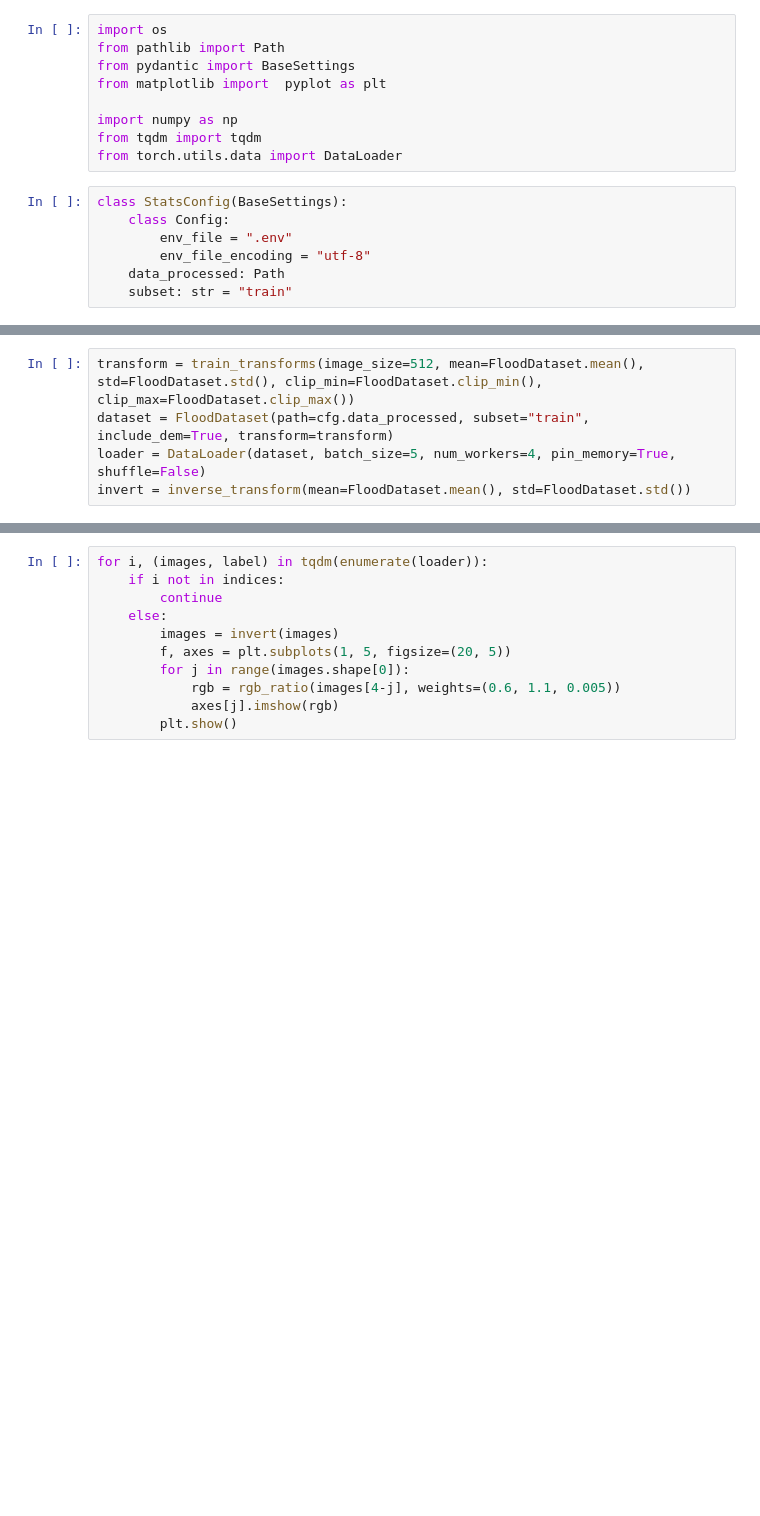
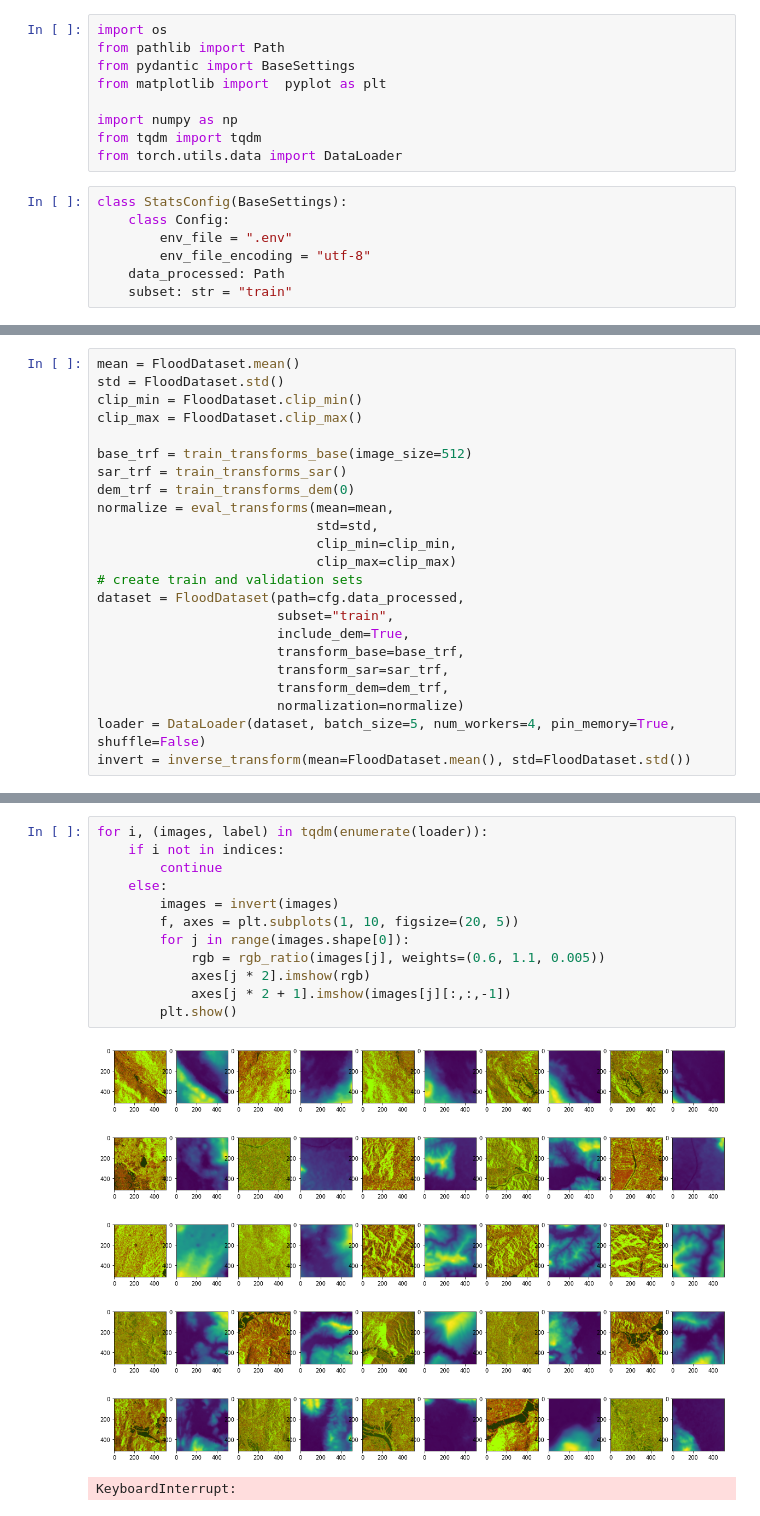
Before and after one commit to edornd/mmflood, a Jupyter notebook: notebooks/augmentations.ipynb, the cells around one changed output, grey strips where cells are left out. Cells and saved outputs as stored; diff of their text form; blank space fills up the shorter version.

Commit message:
Ugly workaround to have different transforms for different modalities

```diff
--- a/notebooks/augmentations.ipynb
+++ b/notebooks/augmentations.ipynb
@@ -27,7 +31,25 @@ from floods.prepare import train_transforms, inverse_transform
 from floods.utils.gis import rgb_ratio
 # %%
-transform = train_transforms(image_size=512, mean=FloodDataset.mean(), std=FloodDataset.std(), clip_min=FloodDataset.clip_min(), clip_max=FloodDataset.clip_max())
-dataset = FloodDataset(path=cfg.data_processed, subset="train", include_dem=True, transform=transform)
+mean = FloodDataset.mean()
+std = FloodDataset.std()
+clip_min = FloodDataset.clip_min()
+clip_max = FloodDataset.clip_max()
+
+base_trf = train_transforms_base(image_size=512)
+sar_trf = train_transforms_sar()
+dem_trf = train_transforms_dem(0)
+normalize = eval_transforms(mean=mean,
+                            std=std,
+                            clip_min=clip_min,
+                            clip_max=clip_max)
+# create train and validation sets
+dataset = FloodDataset(path=cfg.data_processed,
+                       subset="train",
+                       include_dem=True,
+                       transform_base=base_trf,
+                       transform_sar=sar_trf,
+                       transform_dem=dem_trf,
+                       normalization=normalize)
 loader = DataLoader(dataset, batch_size=5, num_workers=4, pin_memory=True, shuffle=False)
 invert = inverse_transform(mean=FloodDataset.mean(), std=FloodDataset.std())
 # %%
@@ -36,11 +64,19 @@ indices
 # %%
 for i, (images, label) in tqdm(enumerate(loader)):
     if i not in indices:
         continue
     else:
         images = invert(images)
-        f, axes = plt.subplots(1, 5, figsize=(20, 5))
+        f, axes = plt.subplots(1, 10, figsize=(20, 5))
         for j in range(images.shape[0]):
-            rgb = rgb_ratio(images[4-j], weights=(0.6, 1.1, 0.005))
-            axes[j].imshow(rgb)
+            rgb = rgb_ratio(images[j], weights=(0.6, 1.1, 0.005))
+            axes[j * 2].imshow(rgb)
+            axes[j * 2 + 1].imshow(images[j][:,:,-1])
         plt.show()
+# %% [output]
+[figure, added]
+[figure, added]
+[figure, added]
+[figure, added]
+[figure, added]
+KeyboardInterrupt:
```
Also changed, not shown: parts of 4 cells of this notebook, 3 other files.
